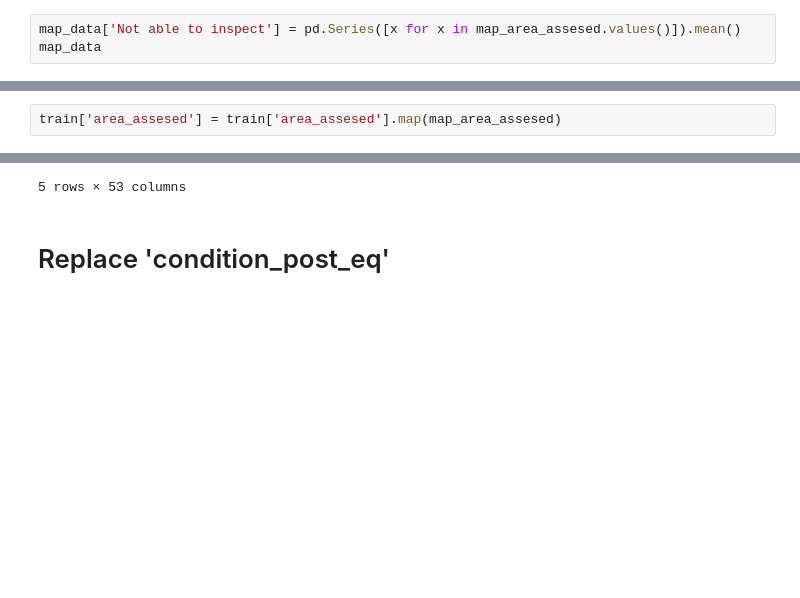
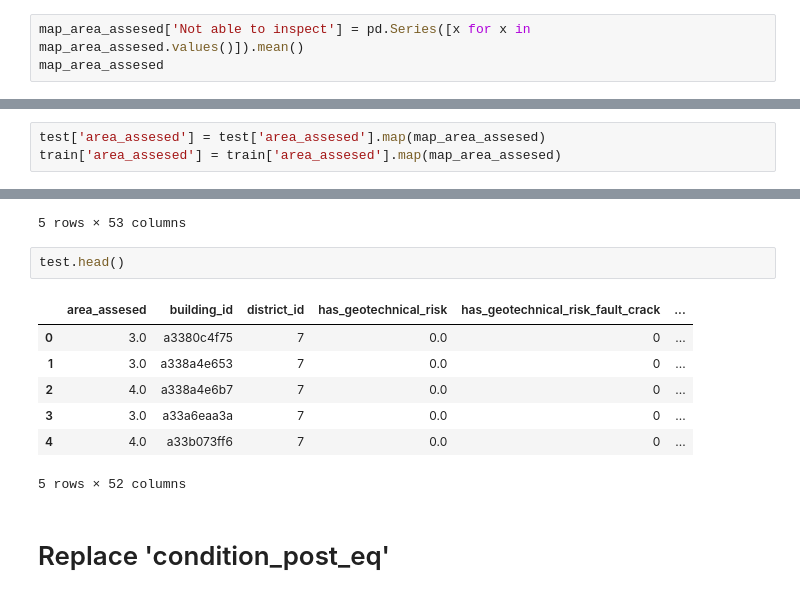
Before and after one commit to sudhanshuptl/DataScience, a Jupyter notebook: Practice Problems/EarthQuick_Damage/Predict_the_Damge.ipynb, the cells around one changed output, grey strips where cells are left out. Saved outputs shown, nothing was run; the diff lists cells and outputs as text; blank space fills up the shorter version.

```diff
--- a/Practice Problems/EarthQuick_Damage/Predict_the_Damge.ipynb
+++ b/Practice Problems/EarthQuick_Damage/Predict_the_Damge.ipynb
@@ -355,8 +399,8 @@ min      1.000000
 max      4.000000
 dtype: float64
 # %%
-map_data['Not able to inspect'] = pd.Series([x for x in map_area_assesed.values()]).mean()
-map_data
+map_area_assesed['Not able to inspect'] = pd.Series([x for x in map_area_assesed.values()]).mean()
+map_area_assesed
 # %% [output]
 {'Interior': 1,
  'Exterior': 2,
@@ -364,6 +408,7 @@ map_data
  'Building removed': 4,
  'Not able to inspect': 2.5}
 # %%
+test['area_assesed'] = test['area_assesed'].map(map_area_assesed)
 train['area_assesed'] = train['area_assesed'].map(map_area_assesed)
 # %%
 train.head()
@@ -375,6 +420,16 @@ train.head()
 | 3 | 4.0 | 2be3a971166 | 5 | 30 | 0.0 | 0 | ... |
 | 4 | 3.0 | 34c7d073ea6 | 3 | 36 | 0.0 | 0 | ... |
 5 rows × 53 columns
+# %%
+test.head()
+# %% [output]
+|  | area_assesed | building_id | district_id | has_geotechnical_risk | has_geotechnical_risk_fault_crack | ... |
+| 0 | 3.0 | a3380c4f75 | 7 | 0.0 | 0 | ... |
+| 1 | 3.0 | a338a4e653 | 7 | 0.0 | 0 | ... |
+| 2 | 4.0 | a338a4e6b7 | 7 | 0.0 | 0 | ... |
+| 3 | 3.0 | a33a6eaa3a | 7 | 0.0 | 0 | ... |
+| 4 | 4.0 | a33b073ff6 | 7 | 0.0 | 0 | ... |
+5 rows × 52 columns
 # %% [markdown]
 # Replace 'condition_post_eq'
 # %%
```
Also changed, not shown: parts of 53 cells of this notebook.
